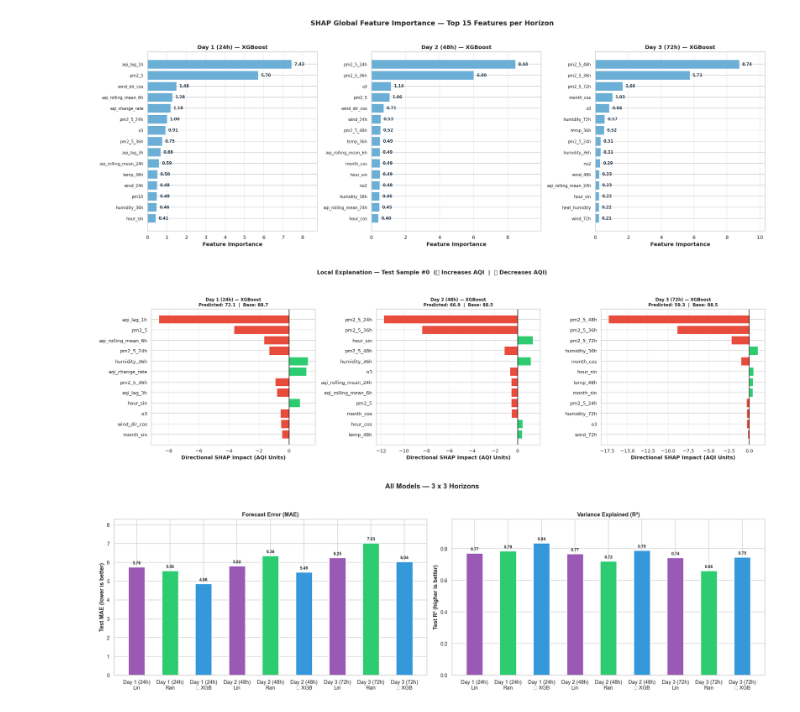
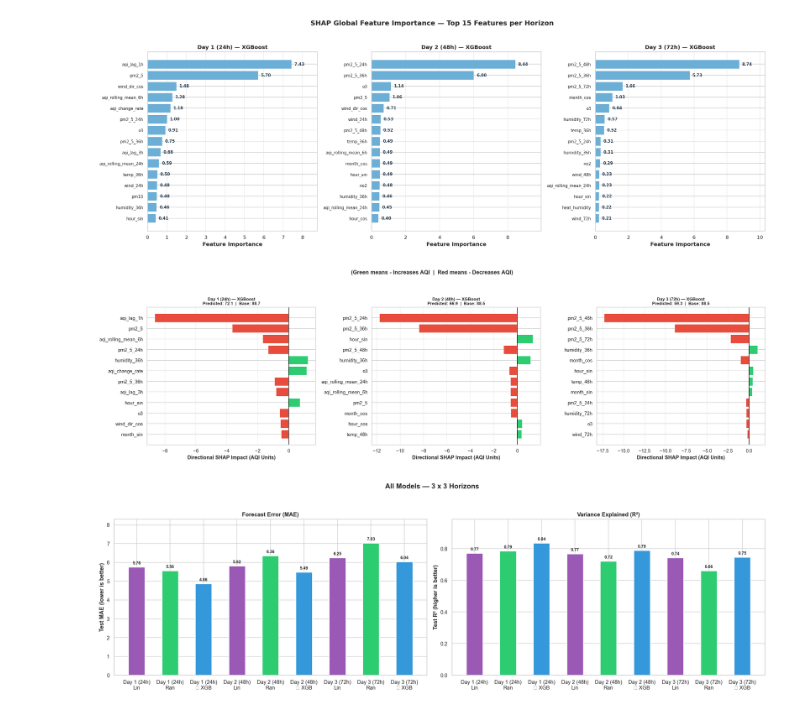
Before and after one commit to Ahsanali18/10Pearls-Hyderabad-AQI-Predictor, a Jupyter notebook: notebooks/EDA.ipynb, the cells around one changed output. Saved outputs shown, nothing was run; the diff lists cells and outputs as text; code cells hidden in the pictures.

```diff
--- a/notebooks/EDA.ipynb
+++ b/notebooks/EDA.ipynb
@@ -927,36 +927,35 @@ TOP_LOCAL  = 12
 fig, axes = plt.subplots(1, 3, figsize=(22, 6))
 
 for i, horizon in enumerate(HORIZONS):
     d  = shap_data[horizon]
     ax = axes[i]
 
     sv         = d["shap_values"][SAMPLE_IDX]      # shape: (n_features,)
     top_idx    = np.argsort(np.abs(sv))[-TOP_LOCAL:]
     feat_names = np.array(d["feat_cols"])[top_idx]
     impacts    = sv[top_idx]
     colors     = [POS_COLOR if x > 0 else NEG_COLOR for x in impacts]
 
     ax.barh(feat_names, impacts, color=colors, edgecolor="white", linewidth=0.5)
     ax.axvline(0, color="black", linewidth=1.2)
 
     pred_val = d["expected_value"] + sv.sum()
     ax.set_title(
         f"{HORIZON_LABELS[horizon]}\n"
         f"Predicted: {pred_val:.1f}  |  Base: {d['expected_value']:.1f}",
         fontsize=10, fontweight="bold"
     )
     ax.set_xlabel("Directional SHAP Impact (AQI Units)")
     ax.grid(axis="x", linestyle="--", alpha=0.5)
 
 plt.suptitle(
-    f"Local Explanation — Test Sample #{SAMPLE_IDX}  "
-    f"(🟢 Increases AQI  |  🔴 Decreases AQI)",
+    f"(Green means - Increases AQI  |  Red means - Decreases AQI)",
     fontsize=13, fontweight="bold", y=1.06
 )
 plt.tight_layout()
 plt.show()
 # %% [output]
-[figure, old version]
+[figure, new version]
 # %%
 import gridfs
 import pickle
```
